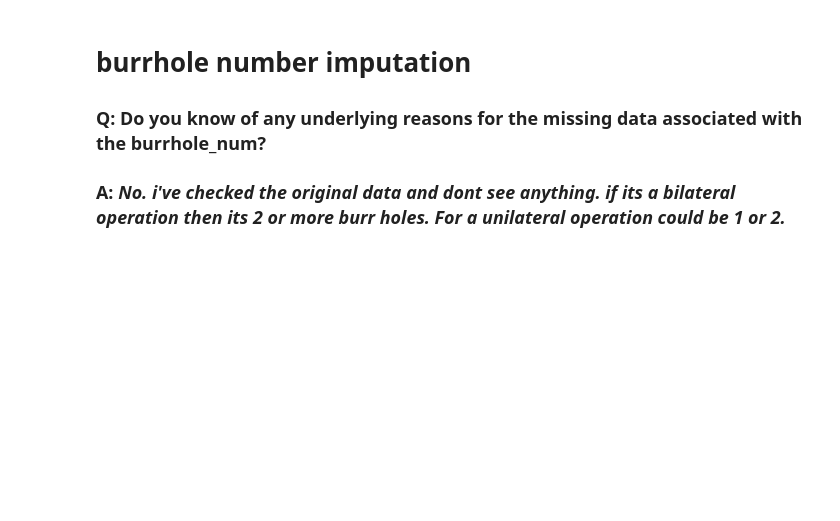
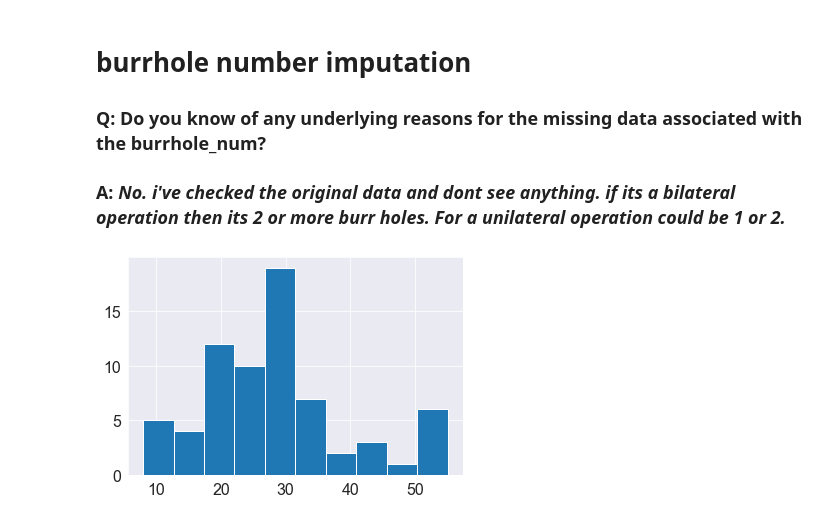
Before and after one commit to c-abbott/surviving-the-icu, a Jupyter notebook: src/notebooks/csdh_eda.ipynb, the cells around one changed output. Cells and saved outputs as stored; diff of their text form; code cells hidden in the pictures; blank space fills up the shorter version.

```diff
--- a/src/notebooks/csdh_eda.ipynb
+++ b/src/notebooks/csdh_eda.ipynb
@@ -695,0 +698,5 @@ csdh.to_csv('../datasets/drain_data/csdh_clean.csv', index=False)
+# %%
+plt.hist(csdh[csdh['recurrence'] ==1]['thickness_sum'])
+plt.show()
+# %% [output]
+[figure, added]
```
Also changed, not shown: parts of 7 cells of this notebook, 4 other files.
